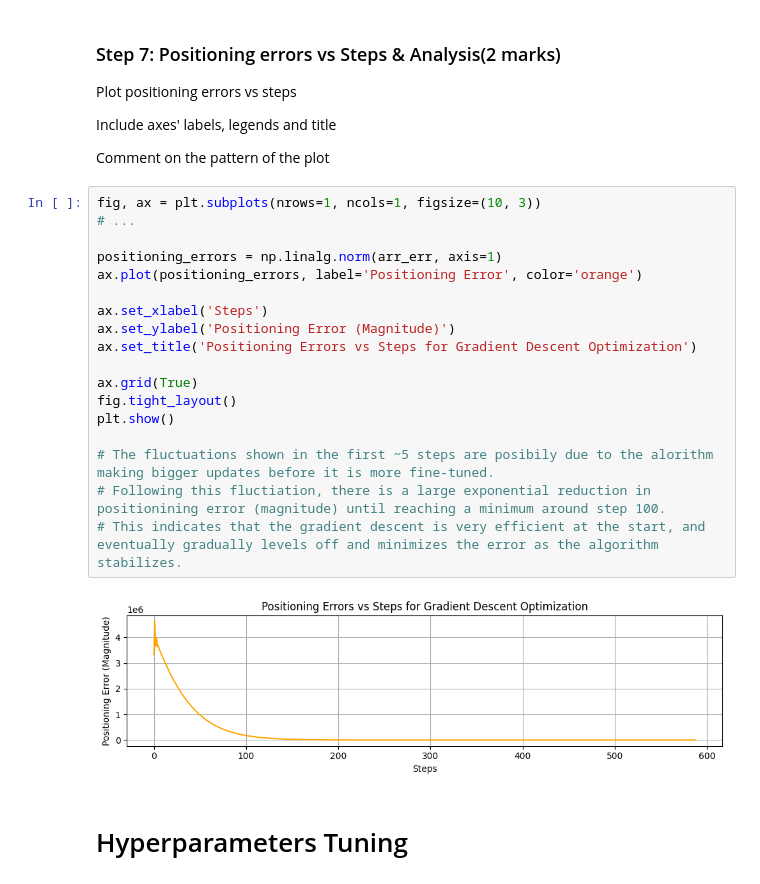
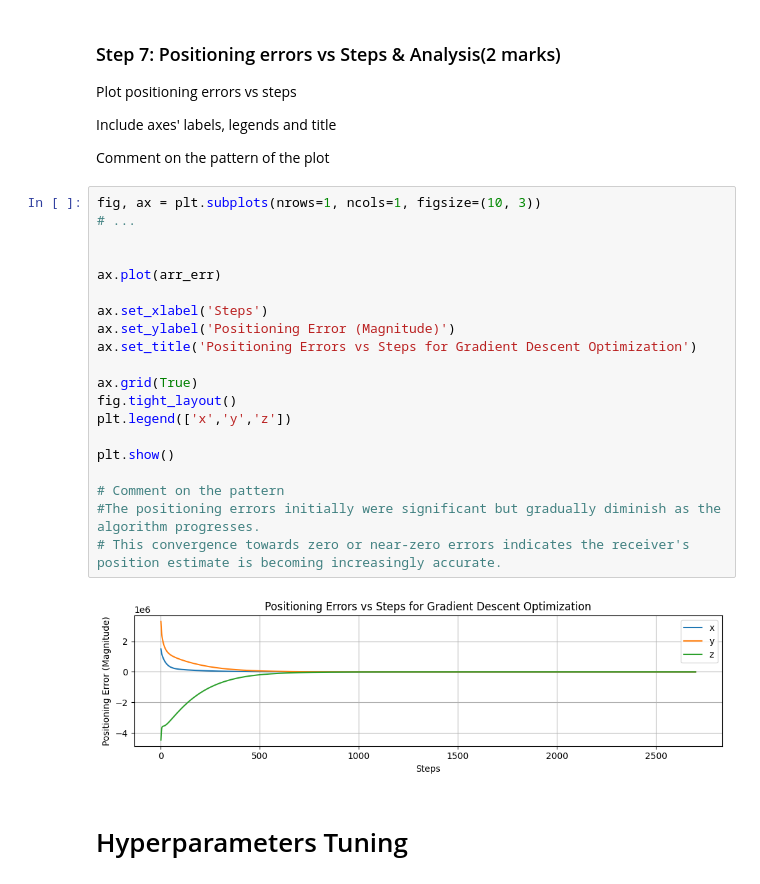
Before and after one commit to jasleenbadhesha/engg680_2024_fall, a Jupyter notebook: Lab_Assignment3/Assignment3.ipynb, the cells around one changed output. Cells and saved outputs as stored; diff of their text form.

```diff
--- a/Lab_Assignment3/Assignment3.ipynb
+++ b/Lab_Assignment3/Assignment3.ipynb
@@ -300,26 +322,28 @@ Plot positioning errors vs steps
 Include axes' labels, legends and title
 
 Comment on the pattern of the plot
-# %%
-fig, ax = plt.subplots(nrows=1, ncols=1, figsize=(10, 3))
-# ...
-
-positioning_errors = np.linalg.norm(arr_err, axis=1)
-ax.plot(positioning_errors, label='Positioning Error', color='orange')
-
-ax.set_xlabel('Steps')
-ax.set_ylabel('Positioning Error (Magnitude)')
-ax.set_title('Positioning Errors vs Steps for Gradient Descent Optimization')
-
-ax.grid(True)
-fig.tight_layout()
-plt.show()
-
-# The fluctuations shown in the first ~5 steps are posibily due to the alorithm making bigger updates before it is more fine-tuned.
-# Following this fluctiation, there is a large exponential reduction in positionining error (magnitude) until reaching a minimum around step 100.
-# This indicates that the gradient descent is very efficient at the start, and eventually gradually levels off and minimizes the error as the algorithm stabilizes.
-# %% [output]
-[figure, removed]
+# %%
+fig, ax = plt.subplots(nrows=1, ncols=1, figsize=(10, 3))
+# ...
+
+
+ax.plot(arr_err)
+
+ax.set_xlabel('Steps')
+ax.set_ylabel('Positioning Error (Magnitude)')
+ax.set_title('Positioning Errors vs Steps for Gradient Descent Optimization')
+
+ax.grid(True)
+fig.tight_layout()
+plt.legend(['x','y','z'])
+
+plt.show()
+
+# Comment on the pattern
+#The positioning errors initially were significant but gradually diminish as the algorithm progresses.
+# This convergence towards zero or near-zero errors indicates the receiver's position estimate is becoming increasingly accurate.
+# %% [output]
+[figure, added]
 # %% [markdown]
 # Hyperparameters Tuning
 # %% [markdown]
```
Also changed, not shown: parts of 14 cells of this notebook.
